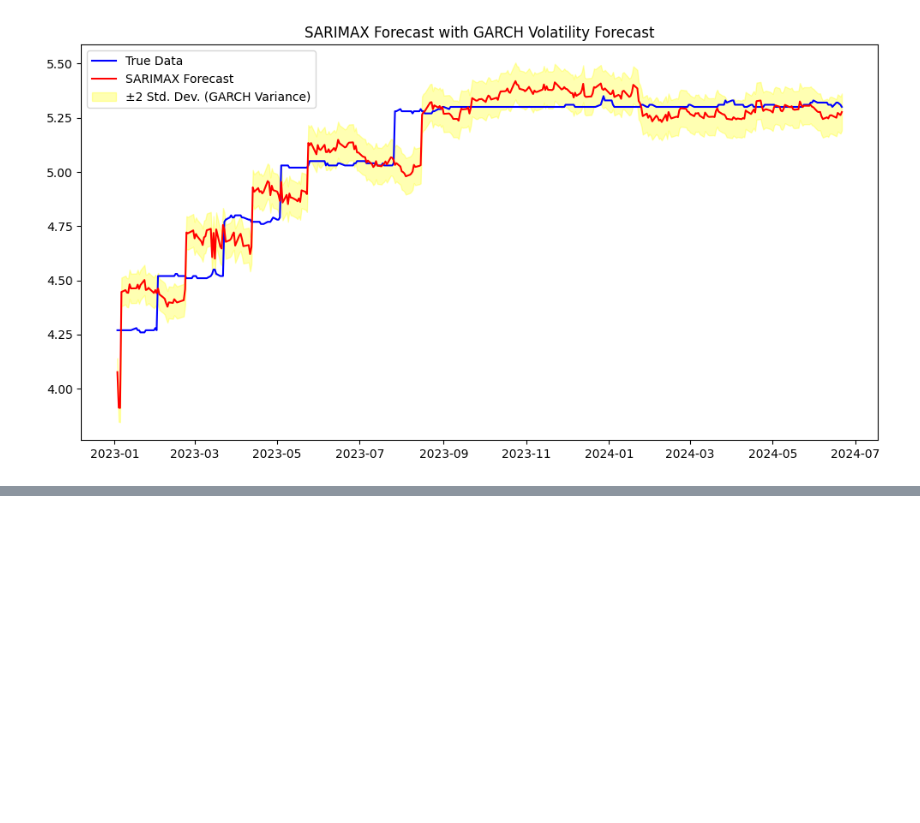
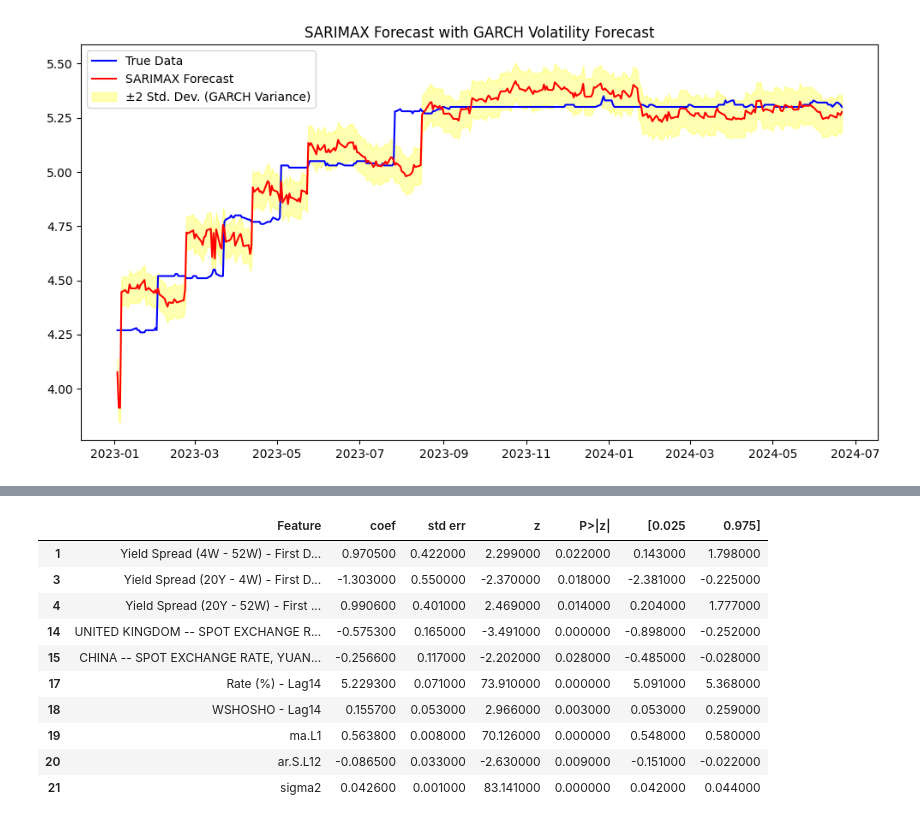
Before and after one commit to punchnami/AI-Powered-Research-Query-Chatbot, a Jupyter notebook: final_consolidated_SARIMAX.ipynb, the cells around one changed output, grey strips where cells are left out. Saved outputs shown, nothing was run; the diff lists cells and outputs as text; code cells hidden in the pictures; blank space fills up the shorter version.

```diff
--- a/final_consolidated_SARIMAX.ipynb
+++ b/final_consolidated_SARIMAX.ipynb
@@ -2168,0 +2173,18 @@ plt.show()
+# %%
+# Significant Features
+significant_features = feature_df_final[feature_df_final['P>|z|'] < 0.05]
+significant_features = significant_features.style.set_properties(subset=['Feature'],**{'text-align': 'left'})
+significant_features = significant_features.set_table_styles([dict(selector='th', props=[('text-align', 'left')])])
+significant_features
+# %% [output]
+|  | Feature | coef | std err | z | P>|z| | [0.025 | 0.975] |
+| 1 | Yield Spread (4W - 52W) - First D... | 0.970500 | 0.422000 | 2.299000 | 0.022000 | 0.143000 | 1.798000 |
+| 3 | Yield Spread (20Y - 4W) - First D... | -1.303000 | 0.550000 | -2.370000 | 0.018000 | -2.381000 | -0.225000 |
+| 4 | Yield Spread (20Y - 52W) - First ... | 0.990600 | 0.401000 | 2.469000 | 0.014000 | 0.204000 | 1.777000 |
+| 14 | UNITED KINGDOM -- SPOT EXCHANGE R... | -0.575300 | 0.165000 | -3.491000 | 0.000000 | -0.898000 | -0.252000 |
+| 15 | CHINA -- SPOT EXCHANGE RATE, YUAN... | -0.256600 | 0.117000 | -2.202000 | 0.028000 | -0.485000 | -0.028000 |
+| 17 | Rate (%) - Lag14 | 5.229300 | 0.071000 | 73.910000 | 0.000000 | 5.091000 | 5.368000 |
+| 18 | WSHOSHO - Lag14 | 0.155700 | 0.053000 | 2.966000 | 0.003000 | 0.053000 | 0.259000 |
+| 19 | ma.L1 | 0.563800 | 0.008000 | 70.126000 | 0.000000 | 0.548000 | 0.580000 |
+| 20 | ar.S.L12 | -0.086500 | 0.033000 | -2.630000 | 0.009000 | -0.151000 | -0.022000 |
+| 21 | sigma2 | 0.042600 | 0.001000 | 83.141000 | 0.000000 | 0.042000 | 0.044000 |
```
Also changed, not shown: parts of 21 cells of this notebook.
